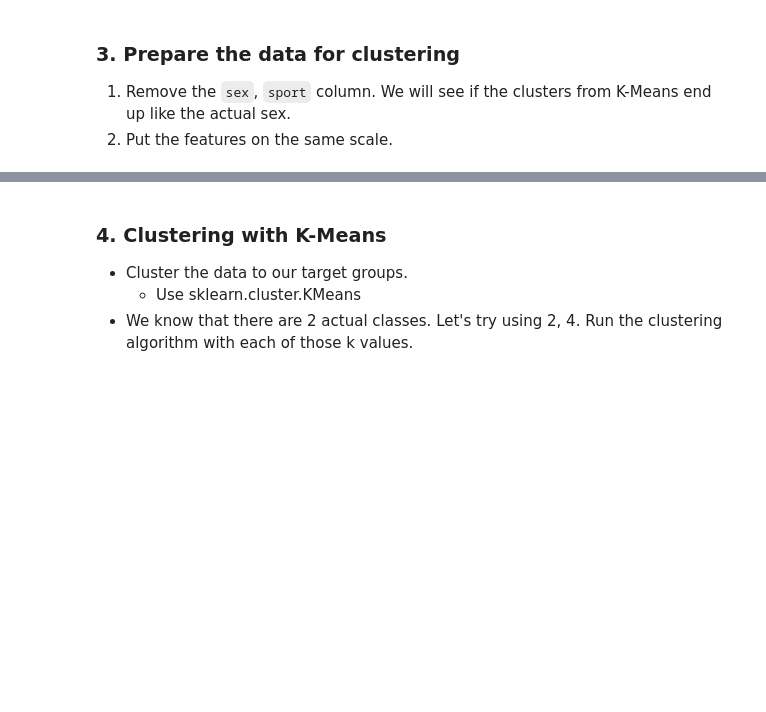
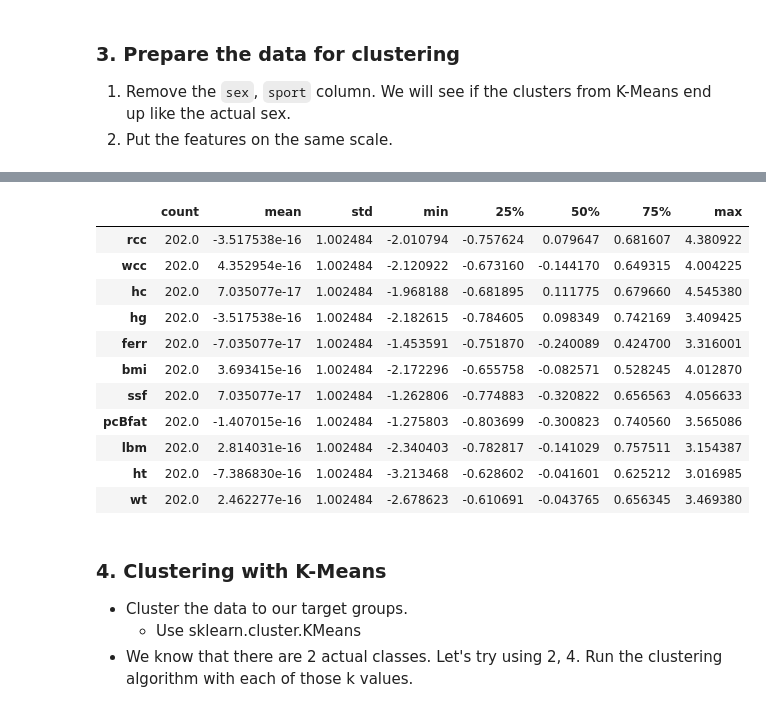
Before and after one commit to CDan07/IOD, a Jupyter notebook: Labs/Module 6/IOD_Lab-6_1_1.ipynb, the cells around one changed output, grey strips where cells are left out. Cells and saved outputs as stored; diff of their text form; code cells hidden in the pictures; blank space fills up the shorter version.

```diff
--- a/Labs/Module 6/IOD_Lab-6_1_1.ipynb
+++ b/Labs/Module 6/IOD_Lab-6_1_1.ipynb
@@ -100,3 +109,23 @@ data.head()
+# %%
+# standardizing the data
+from sklearn.preprocessing import StandardScaler
+scaler = StandardScaler()
+X_scaled = scaler.fit_transform(X)
+X_scaled = pd.DataFrame(X_scaled, columns=X.columns)
+X_scaled.describe().T
+# %% [output]
+|  | count | mean | std | min | 25% | 50% | 75% | max |
+| rcc | 202.0 | -3.517538e-16 | 1.002484 | -2.010794 | -0.757624 | 0.079647 | 0.681607 | 4.380922 |
+| wcc | 202.0 | 4.352954e-16 | 1.002484 | -2.120922 | -0.673160 | -0.144170 | 0.649315 | 4.004225 |
+| hc | 202.0 | 7.035077e-17 | 1.002484 | -1.968188 | -0.681895 | 0.111775 | 0.679660 | 4.545380 |
+| hg | 202.0 | -3.517538e-16 | 1.002484 | -2.182615 | -0.784605 | 0.098349 | 0.742169 | 3.409425 |
+| ferr | 202.0 | -7.035077e-17 | 1.002484 | -1.453591 | -0.751870 | -0.240089 | 0.424700 | 3.316001 |
+| bmi | 202.0 | 3.693415e-16 | 1.002484 | -2.172296 | -0.655758 | -0.082571 | 0.528245 | 4.012870 |
+| ssf | 202.0 | 7.035077e-17 | 1.002484 | -1.262806 | -0.774883 | -0.320822 | 0.656563 | 4.056633 |
+| pcBfat | 202.0 | -1.407015e-16 | 1.002484 | -1.275803 | -0.803699 | -0.300823 | 0.740560 | 3.565086 |
+| lbm | 202.0 | 2.814031e-16 | 1.002484 | -2.340403 | -0.782817 | -0.141029 | 0.757511 | 3.154387 |
+| ht | 202.0 | -7.386830e-16 | 1.002484 | -3.213468 | -0.628602 | -0.041601 | 0.625212 | 3.016985 |
+| wt | 202.0 | 2.462277e-16 | 1.002484 | -2.678623 | -0.610691 | -0.043765 | 0.656345 | 3.469380 |
 # %% [markdown]
 ### 4. Clustering with K-Means
 
```
Also changed, not shown: parts of 13 cells of this notebook.
